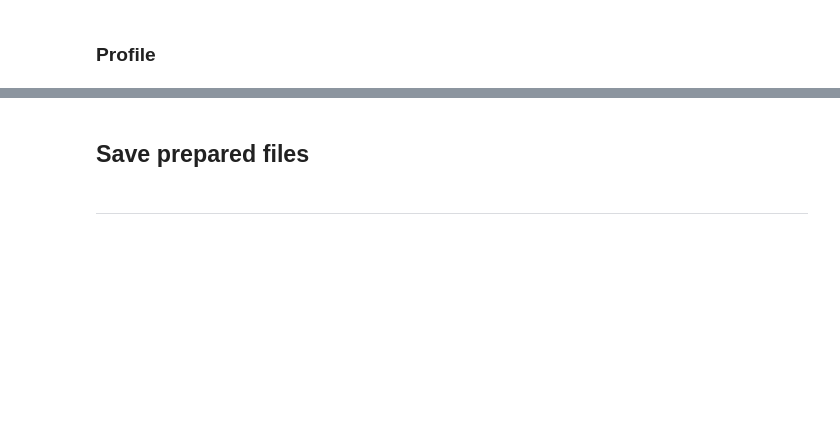
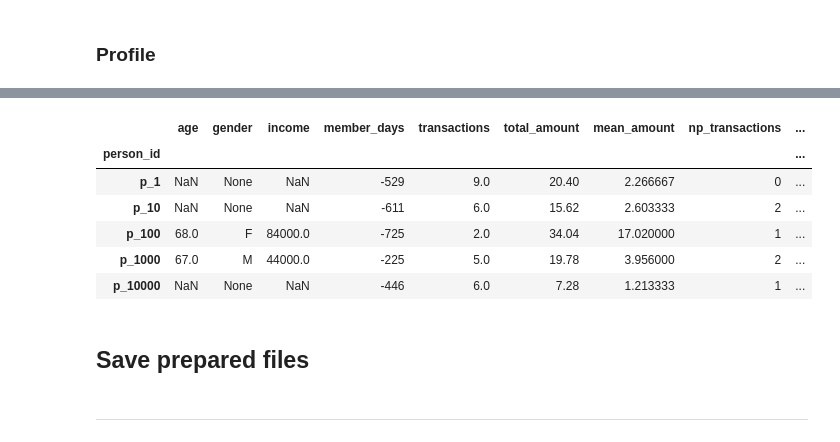
Before and after one commit to rbuerki/segmentation-challenge-starbucks, a Jupyter notebook: 1-data_prep.ipynb, the cells around one changed output, grey strips where cells are left out. Saved outputs shown, nothing was run; the diff lists cells and outputs as text; code cells hidden in the pictures; blank space fills up the shorter version.

```diff
--- a/1-data_prep.ipynb
+++ b/1-data_prep.ipynb
@@ -686,13 +784,20 @@ display(promo_separate.head())
 # %%
-# add to profile
-profile_long = pd.concat([profile, promo_separate, amount_grouped], axis=1, sort=True)
+"""add to profile_extended, drop the cumulated promo aggregations"""
 
-# safety-check
-assert len(profile_long.columns) == len(profile.columns) + len(promo_separate.columns) + len(amount_grouped.columns)
+profile_long = pd.concat([profile_extended, promo_separate], axis=1, sort=True)
+profile_long.drop(['offer_received', 'offer_viewed', 'offer_completed'], axis=1, inplace=True)
 
 # eliminate NaN in aggregated data and check results
 profile_long.iloc[: , 4:] = profile_long.iloc[: , 4:].fillna(value=0.0)
 profile_long.head()
+# %% [output]
+|  | age | gender | income | member_days | transactions | total_amount | mean_amount | np_transactions | ... |
+| person_id |  |  |  |  |  |  |  |  | ... |
+| p_1 | NaN | None | NaN | -529 | 9.0 | 20.40 | 2.266667 | 0 | ... |
+| p_10 | NaN | None | NaN | -611 | 6.0 | 15.62 | 2.603333 | 2 | ... |
+| p_100 | 68.0 | F | 84000.0 | -725 | 2.0 | 34.04 | 17.020000 | 1 | ... |
+| p_1000 | 67.0 | M | 44000.0 | -225 | 5.0 | 19.78 | 3.956000 | 2 | ... |
+| p_10000 | NaN | None | NaN | -446 | 6.0 | 7.28 | 1.213333 | 1 | ... |
 # %% [markdown]
 ## Save prepared files
 # %%
```
Also changed, not shown: parts of 17 cells of this notebook, 3 other files.
